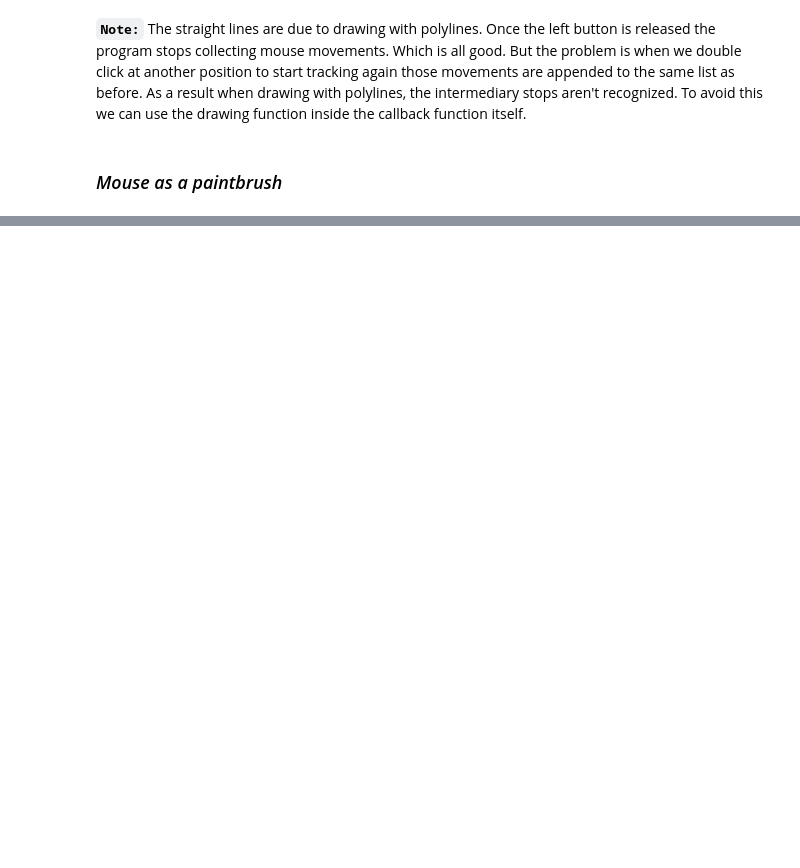
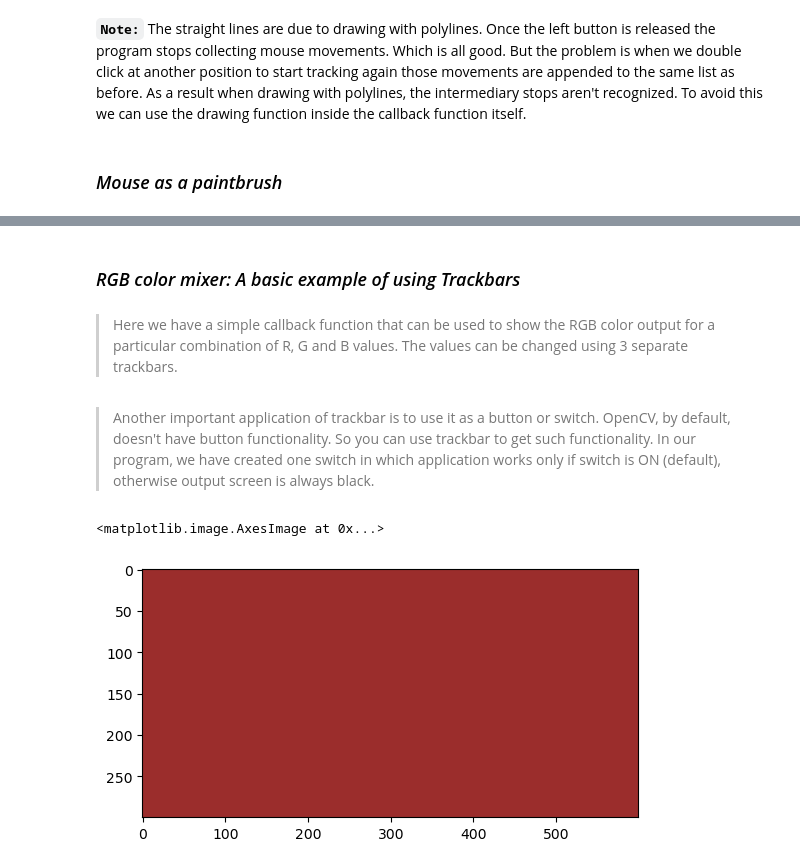
Before and after one commit to MaidulHasan/OpenCV_Basics, a Jupyter notebook: 22_input_from_mouse_and_trackbar.ipynb, the cells around one changed output, grey strips where cells are left out. Drawn from its saved outputs; the diff is of its cells as text; code cells hidden in the pictures; blank space fills up the shorter version.

Commit message:
[sec] creating trackbars

```diff
--- a/22_input_from_mouse_and_trackbar.ipynb
+++ b/22_input_from_mouse_and_trackbar.ipynb
@@ -229,0 +243,6 @@ plt.imshow(img, "gray")
+# %% [markdown]
+### *RGB color mixer: A basic example of using Trackbars*
+# %% [markdown]
+> Here we have a simple callback function that can be used to show the RGB color output for a particular combination of R, G and B values. The values can be changed using 3 separate trackbars.
+# %% [markdown]
+> Another important application of trackbar is to use it as a button or switch. OpenCV, by default, doesn't have button functionality. So you can use trackbar to get such functionality. In our program, we have created one switch in which application works only if switch is ON (default), otherwise output screen is always black.
@@ -229,0 +271,29 @@ plt.imshow(img, "gray")
+# %%
+# first we create a window to which the trackbars will be attached
+cv.namedWindow("Image")
+
+# default view
+img = np.zeros((300, 600, 3), dtype=np.uint8)
+
+# creating the trackbars
+cv.createTrackbar("R", "Image", 0, 255, trackbar_callback)
+cv.createTrackbar("G", "Image", 0, 255, trackbar_callback)
+cv.createTrackbar("B", "Image", 0, 255, trackbar_callback)
+
+# by default the ON/OFF switch is ON
+cv.createTrackbar("ON/OFF", "Image", 1, 1, trackbar_callback)
+
+
+# showing the output in an infinite loop
+while True:
+    cv.imshow("Image", img)
+    keyboad_input = cv.waitKey(10)
+    if keyboad_input == ord("q"):
+        break
+
+cv.destroyAllWindows()
+# %%
+plt.imshow(cv.cvtColor(img, cv.COLOR_BGR2RGB))
+# %% [output]
+<matplotlib.image.AxesImage at 0x...>
+[figure, added]
```
Also changed, not shown: parts of 18 cells of this notebook.
